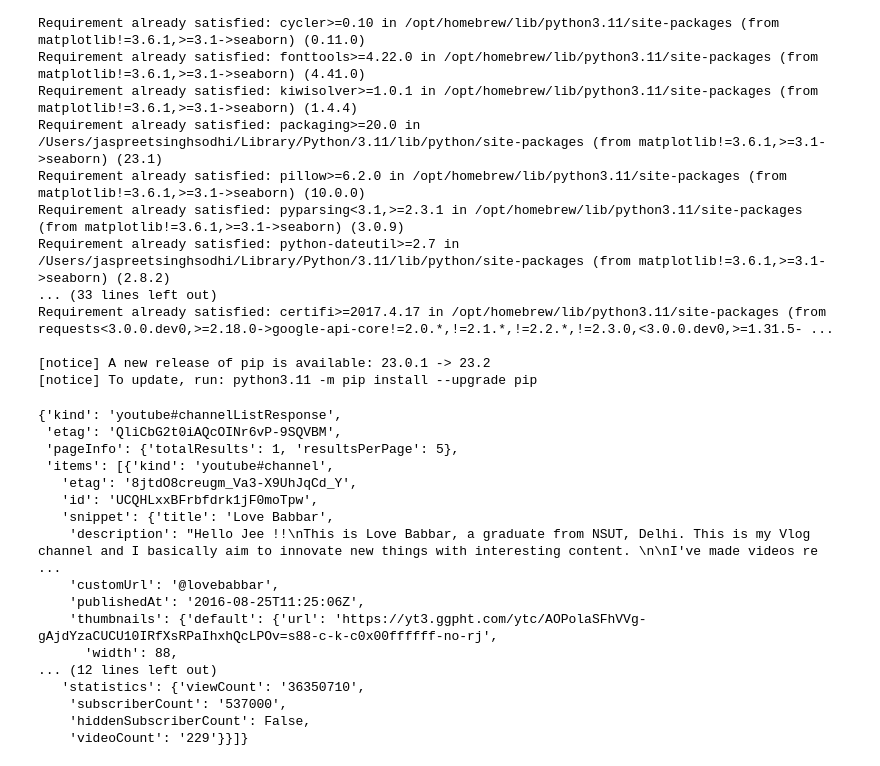
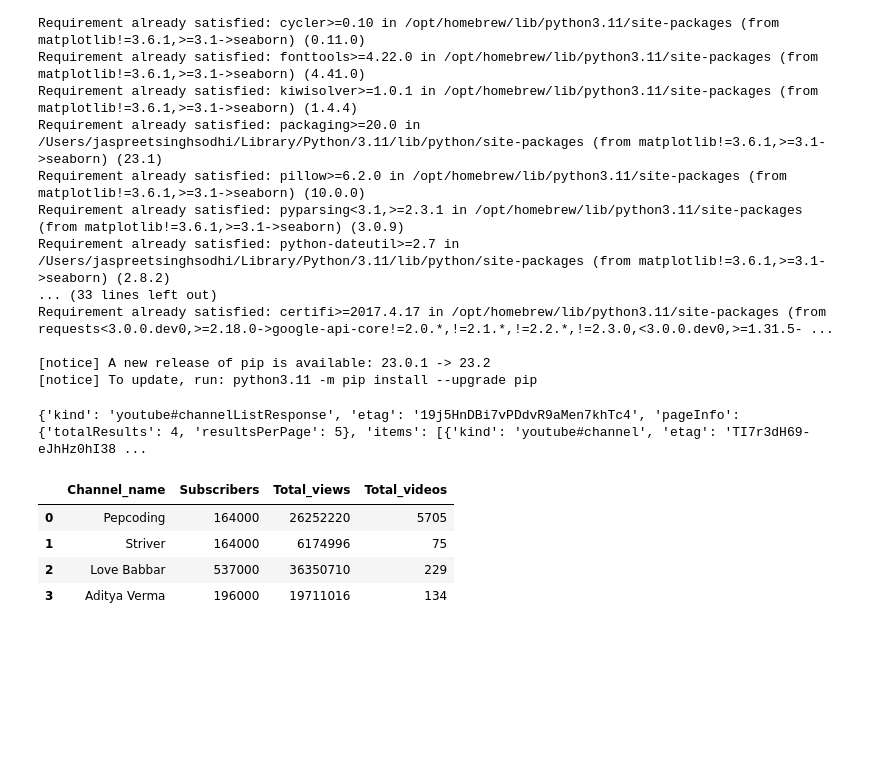
Before and after one commit to codewithjaspreet/yt-analyzer, a Jupyter notebook: main.ipynb, the cells around one changed output. Saved outputs shown, nothing was run; the diff lists cells and outputs as text; code cells hidden in the pictures; blank space fills up the shorter version.

```diff
--- a/main.ipynb
+++ b/main.ipynb
@@ -26,6 +26,9 @@ import pandas as pd
 import seaborn as sns
 # %%
 api_key = "AIzaSyDL4vyj95VVjjLPIkvzE2zkM9YeNT9PgNA"
-channel_id = "UCQHLxxBFrbfdrk1jF0moTpw"
+channel_ids = ["UCQHLxxBFrbfdrk1jF0moTpw" , "UC5WO7o71wvxMxEtLRkPhiQQ"  ,"UCvEKHATlVq84hm1jduTYm8g", "UC7rNzgC2fEBVpb-q_acpsmw"
+
+
+               ]
 
 youtube = build('youtube', 'v3', developerKey=api_key)
@@ -45,20 +35,46 @@ def get_channel_status(youtube , channel_id):
-# %%
-get_channel_status(youtube , channel_id)
-# %% [output]
-{'kind': 'youtube#channelListResponse',
- 'etag': 'QliCbG2t0iAQcOINr6vP-9SQVBM',
- 'pageInfo': {'totalResults': 1, 'resultsPerPage': 5},
- 'items': [{'kind': 'youtube#channel',
-   'etag': '8jtdO8creugm_Va3-X9UhJqCd_Y',
-   'id': 'UCQHLxxBFrbfdrk1jF0moTpw',
-   'snippet': {'title': 'Love Babbar',
-    'description': "Hello Jee !!\nThis is Love Babbar, a graduate from NSUT, Delhi. This is my Vlog channel and I basically aim to innovate new things with interesting content. \n\nI've made videos re ...
-    'customUrl': '@lovebabbar',
-    'publishedAt': '2016-08-25T11:25:06Z',
-    'thumbnails': {'default': {'url': 'https://yt3.ggpht.com/ytc/AOPolaSFhVVg-gAjdYzaCUCU10IRfXsRPaIhxhQcLPOv=s88-c-k-c0x00ffffff-no-rj',
-      'width': 88,
-... (12 lines left out)
-   'statistics': {'viewCount': '36350710',
-    'subscriberCount': '537000',
-    'hiddenSubscriberCount': False,
-    'videoCount': '229'}}]}
+# %%
+def get_channel_status(youtube , channel_ids):
+    all_data =[ ]
+
+    request = youtube.channels().list(
+
+        part = 'snippet,contentDetails,statistics',
+        id = ','.join(channel_ids)
+
+    )
+
+    response = request.execute()
+
+    print(response)
+
+
+
+
+
+    for i in range (len(response['items'])):
+            data  = dict(Channel_name  = response['items'][i]['snippet']['title']
+
+                    ,Subscribers = response['items'][i]['statistics']['subscriberCount']
+                    ,Total_views = response['items'][i]['statistics']['viewCount']
+
+                    , Total_videos = response['items'][i]['statistics']['videoCount']
+                    )
+            all_data.append(data)
+
+
+
+
+    return all_data
+# %%
+stats = get_channel_status(youtube , channel_ids)
+# %% [output]
+{'kind': 'youtube#channelListResponse', 'etag': '19j5HnDBi7vPDdvR9aMen7khTc4', 'pageInfo': {'totalResults': 4, 'resultsPerPage': 5}, 'items': [{'kind': 'youtube#channel', 'etag': 'TI7r3dH69-eJhHz0hI38 ...
+# %%
+channel_stats = pd.DataFrame(stats)
+channel_stats
+# %% [output]
+|  | Channel_name | Subscribers | Total_views | Total_videos |
+| 0 | Pepcoding | 164000 | 26252220 | 5705 |
+| 1 | Striver | 164000 | 6174996 | 75 |
+| 2 | Love Babbar | 537000 | 36350710 | 229 |
+| 3 | Aditya Verma | 196000 | 19711016 | 134 |
```
Also changed, not shown: parts of 5 cells of this notebook.
